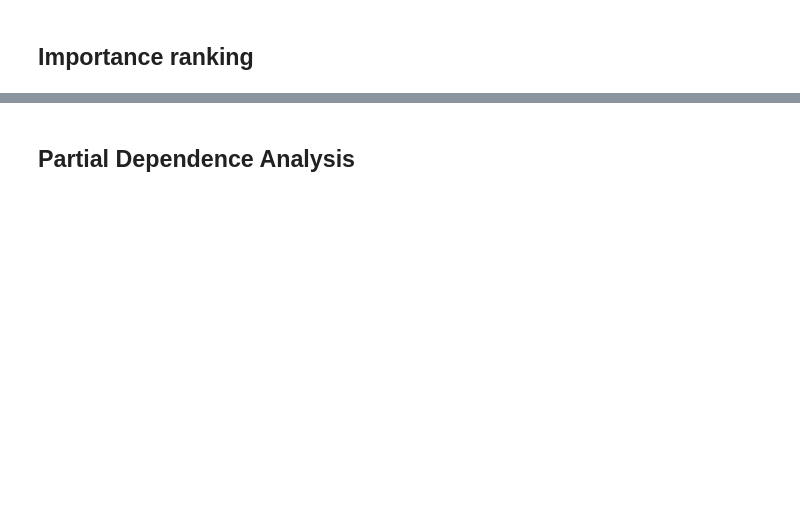
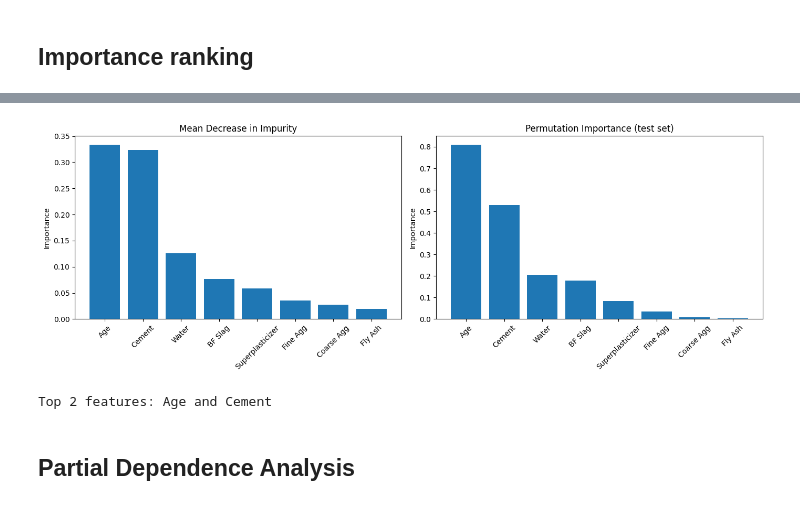
Before and after one commit to kkipngenokoech/Material-Science, a Jupyter notebook: Laboratory 03 - Machine Learning/random_forest_cement.ipynb, the cells around one changed output, grey strips where cells are left out. Cells and saved outputs as stored; diff of their text form; code cells hidden in the pictures; blank space fills up the shorter version.

```diff
--- a/Laboratory 03 - Machine Learning/random_forest_cement.ipynb
+++ b/Laboratory 03 - Machine Learning/random_forest_cement.ipynb
@@ -44,2 +228,36 @@ df
+# %%
+feature_names = labels[:-1]
+
+
+mdi = rf.feature_importances_
+mdi_idx = np.argsort(mdi)[::-1]
+
+
+perm = permutation_importance(rf, X_test, y_test, n_repeats=10, random_state=42)
+perm_idx = np.argsort(perm.importances_mean)[::-1]
+
+fig, axes = plt.subplots(1, 2, figsize=(14, 5))
+
+axes[0].bar(range(len(feature_names)), mdi[mdi_idx])
+axes[0].set(xticks=range(len(feature_names)),
+            xticklabels=[feature_names[i] for i in mdi_idx],
+            title="Mean Decrease in Impurity", ylabel="Importance")
+axes[0].tick_params(axis="x", rotation=45)
+
+axes[1].bar(range(len(feature_names)), perm.importances_mean[perm_idx])
+axes[1].set(xticks=range(len(feature_names)),
+            xticklabels=[feature_names[i] for i in perm_idx],
+            title="Permutation Importance (test set)", ylabel="Importance")
+axes[1].tick_params(axis="x", rotation=45)
+
+plt.tight_layout()
+plt.show()
+
+# Top 2 by permutation importance
+top2_idx = list(perm_idx[:2])
+print(f"Top 2 features: {feature_names[top2_idx[0]]} and {feature_names[top2_idx[1]]}")
+# %% [output]
+[figure, added]
+Top 2 features: Age and Cement
 # %% [markdown]
 ## Partial Dependence Analysis
```
Also changed, not shown: parts of 12 cells of this notebook, 1 other file.
